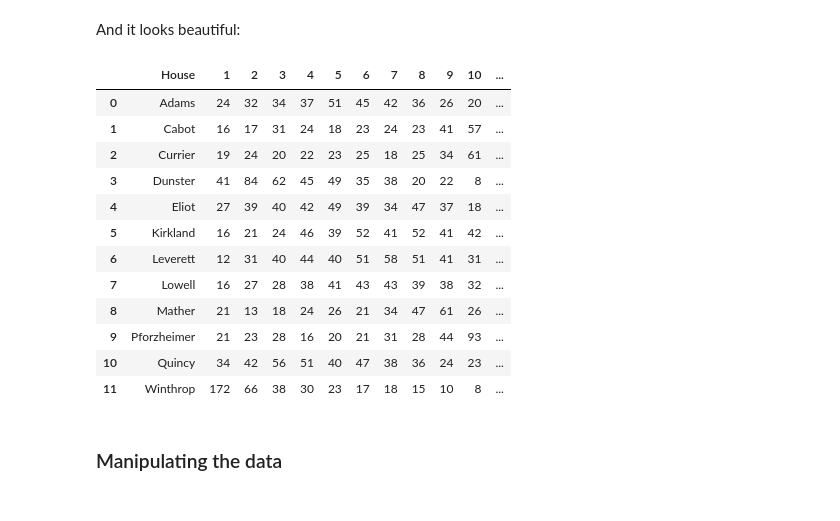
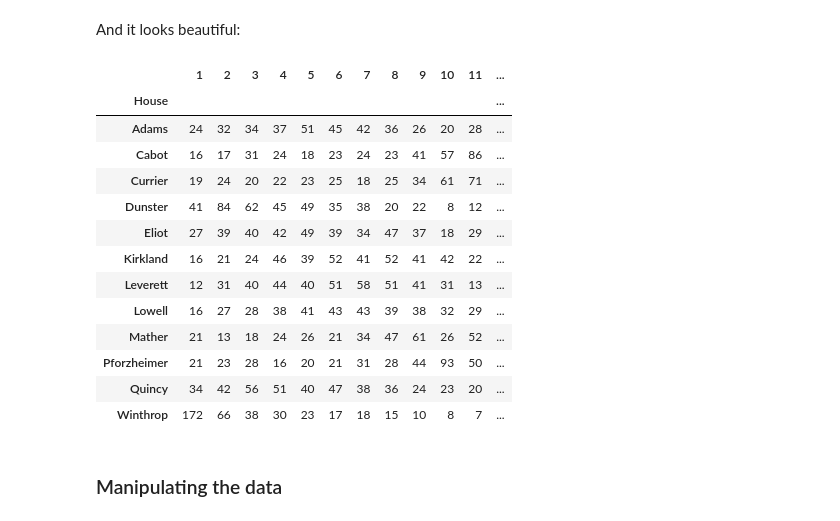
Before and after one commit to HarvardOpenData/data-science-tutorial, a Jupyter notebook: numpy_pandas_notebook.ipynb, the cells around one changed output. Saved outputs shown, nothing was run; the diff lists cells and outputs as text; code cells hidden in the pictures.

```diff
--- a/numpy_pandas_notebook.ipynb
+++ b/numpy_pandas_notebook.ipynb
@@ -195,22 +196,24 @@ It's super easy to use Pandas to read in data from csv files:
 rankings = pd.read_csv("house_rankings.csv")
 # %% [markdown]
 And it looks beautiful:
-# %%
-rankings
-# %% [output]
-|  | House | 1 | 2 | 3 | 4 | 5 | 6 | 7 | 8 | 9 | 10 | ... |
-| 0 | Adams | 24 | 32 | 34 | 37 | 51 | 45 | 42 | 36 | 26 | 20 | ... |
-| 1 | Cabot | 16 | 17 | 31 | 24 | 18 | 23 | 24 | 23 | 41 | 57 | ... |
-| 2 | Currier | 19 | 24 | 20 | 22 | 23 | 25 | 18 | 25 | 34 | 61 | ... |
-| 3 | Dunster | 41 | 84 | 62 | 45 | 49 | 35 | 38 | 20 | 22 | 8 | ... |
-| 4 | Eliot | 27 | 39 | 40 | 42 | 49 | 39 | 34 | 47 | 37 | 18 | ... |
-| 5 | Kirkland | 16 | 21 | 24 | 46 | 39 | 52 | 41 | 52 | 41 | 42 | ... |
-| 6 | Leverett | 12 | 31 | 40 | 44 | 40 | 51 | 58 | 51 | 41 | 31 | ... |
-| 7 | Lowell | 16 | 27 | 28 | 38 | 41 | 43 | 43 | 39 | 38 | 32 | ... |
-| 8 | Mather | 21 | 13 | 18 | 24 | 26 | 21 | 34 | 47 | 61 | 26 | ... |
-| 9 | Pforzheimer | 21 | 23 | 28 | 16 | 20 | 21 | 31 | 28 | 44 | 93 | ... |
-| 10 | Quincy | 34 | 42 | 56 | 51 | 40 | 47 | 38 | 36 | 24 | 23 | ... |
-| 11 | Winthrop | 172 | 66 | 38 | 30 | 23 | 17 | 18 | 15 | 10 | 8 | ... |
+# %%
+rankings.set_index("House", inplace=True)
+rankings
+# %% [output]
+|  | 1 | 2 | 3 | 4 | 5 | 6 | 7 | 8 | 9 | 10 | 11 | ... |
+| House |  |  |  |  |  |  |  |  |  |  |  | ... |
+| Adams | 24 | 32 | 34 | 37 | 51 | 45 | 42 | 36 | 26 | 20 | 28 | ... |
+| Cabot | 16 | 17 | 31 | 24 | 18 | 23 | 24 | 23 | 41 | 57 | 86 | ... |
+| Currier | 19 | 24 | 20 | 22 | 23 | 25 | 18 | 25 | 34 | 61 | 71 | ... |
+| Dunster | 41 | 84 | 62 | 45 | 49 | 35 | 38 | 20 | 22 | 8 | 12 | ... |
+| Eliot | 27 | 39 | 40 | 42 | 49 | 39 | 34 | 47 | 37 | 18 | 29 | ... |
+| Kirkland | 16 | 21 | 24 | 46 | 39 | 52 | 41 | 52 | 41 | 42 | 22 | ... |
+| Leverett | 12 | 31 | 40 | 44 | 40 | 51 | 58 | 51 | 41 | 31 | 13 | ... |
+| Lowell | 16 | 27 | 28 | 38 | 41 | 43 | 43 | 39 | 38 | 32 | 29 | ... |
+| Mather | 21 | 13 | 18 | 24 | 26 | 21 | 34 | 47 | 61 | 26 | 52 | ... |
+| Pforzheimer | 21 | 23 | 28 | 16 | 20 | 21 | 31 | 28 | 44 | 93 | 50 | ... |
+| Quincy | 34 | 42 | 56 | 51 | 40 | 47 | 38 | 36 | 24 | 23 | 20 | ... |
+| Winthrop | 172 | 66 | 38 | 30 | 23 | 17 | 18 | 15 | 10 | 8 | 7 | ... |
 # %% [markdown]
 ### Manipulating the data
 # %% [markdown]
```
Also changed, not shown: parts of 15 cells of this notebook, 1 other file.
